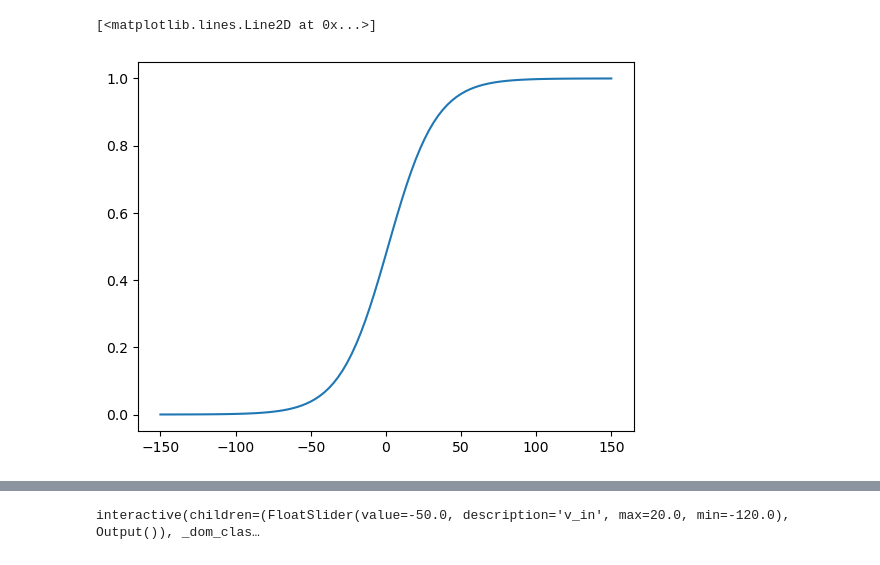
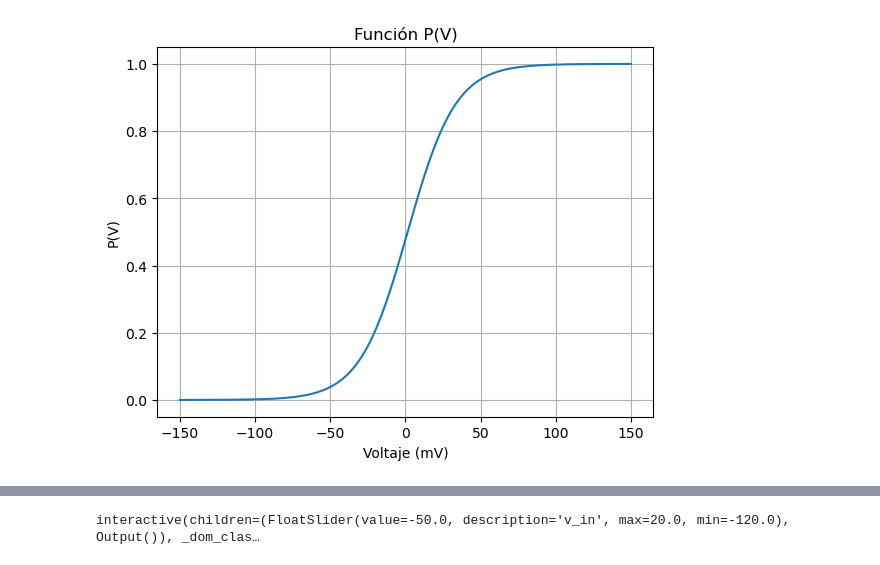
Before and after one commit to hxdvka/MiBio, a Jupyter notebook: FisioLab/1/FADV_FAL1.ipynb, the cells around one changed output, grey strips where cells are left out. Drawn from its saved outputs; the diff is of its cells as text; code cells hidden in the pictures.

```diff
--- a/FisioLab/1/FADV_FAL1.ipynb
+++ b/FisioLab/1/FADV_FAL1.ipynb
@@ -44,11 +51,14 @@ dV0 = partial (dV,I=0)
 # %%
 #plot Pv
 m_DomPv = 150
-m_samplesPv = 100
-plDomPv = np.linspace(-m_DomPv , m_DomPv , m_samplesPv)
-plt.plot(plDomPv,list(map(lambda x : pv(x) ,plDomPv)))
+m_samplePv = 200
+plDomPv = np.linspace(-m_DomPv , m_DomPv , m_samplePv)
+plt.plot(plDomPv,list(map(pv,plDomPv)))
+plt.xlabel("Voltaje (mV)")
+plt.title("Función P(V)")
+plt.ylabel("P(V)")
+plt.grid("on")
 # %% [output]
-[<matplotlib.lines.Line2D at 0x...>]
-[figure, old version]
+[figure, new version]
 # %%
 #finding roots of dV/dt with I = 0
```
Also changed, not shown: parts of 13 cells of this notebook.
